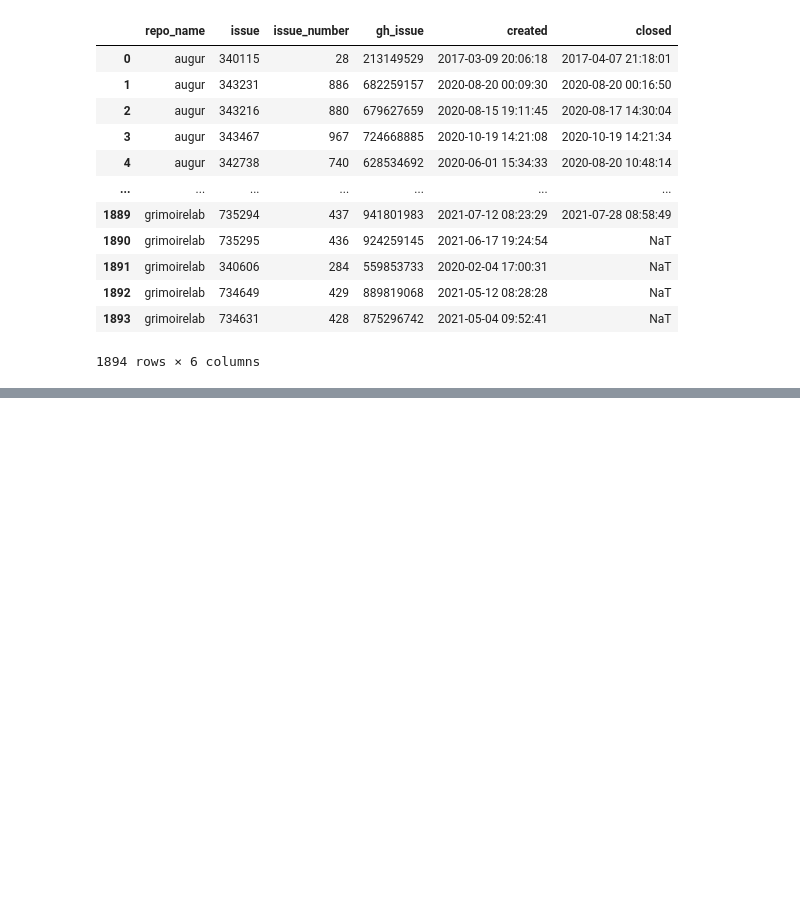
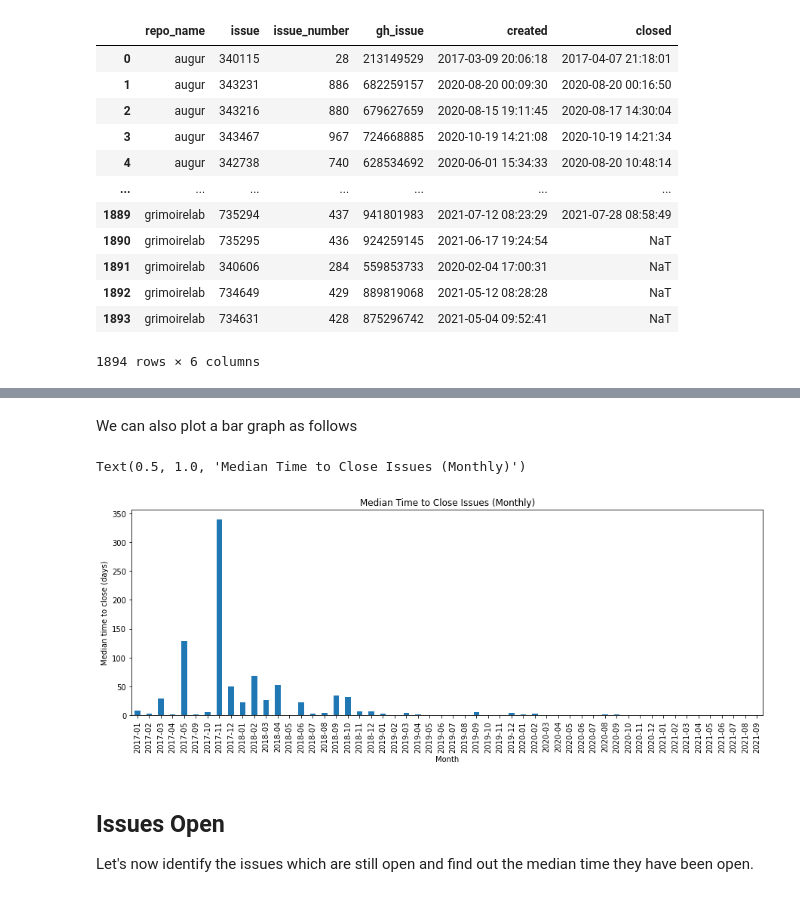
Before and after one commit to oss-aspen/Rappel, a Jupyter notebook: notebooks/performance.ipynb, the cells around one changed output, grey strips where cells are left out. Drawn from its saved outputs; the diff is of its cells as text; code cells hidden in the pictures; blank space fills up the shorter version.

```diff
--- a/notebooks/performance.ipynb
+++ b/notebooks/performance.ipynb
@@ -181,0 +243,13 @@ df_issues
+# %% [markdown]
+We can also plot a bar graph as follows
+# %%
+df_issues_closed_monthly.plot.bar()
+plt.xlabel("Month")
+plt.ylabel("Median time to close (days)")
+plt.title("Median Time to Close Issues (Monthly)")
+# %% [output]
+Text(0.5, 1.0, 'Median Time to Close Issues (Monthly)')
+[figure, added]
+# %% [markdown]
+## Issues Open
+Let's now identify the issues which are still open and find out the median time they have been open.
```
Also changed, not shown: parts of 26 cells of this notebook.
